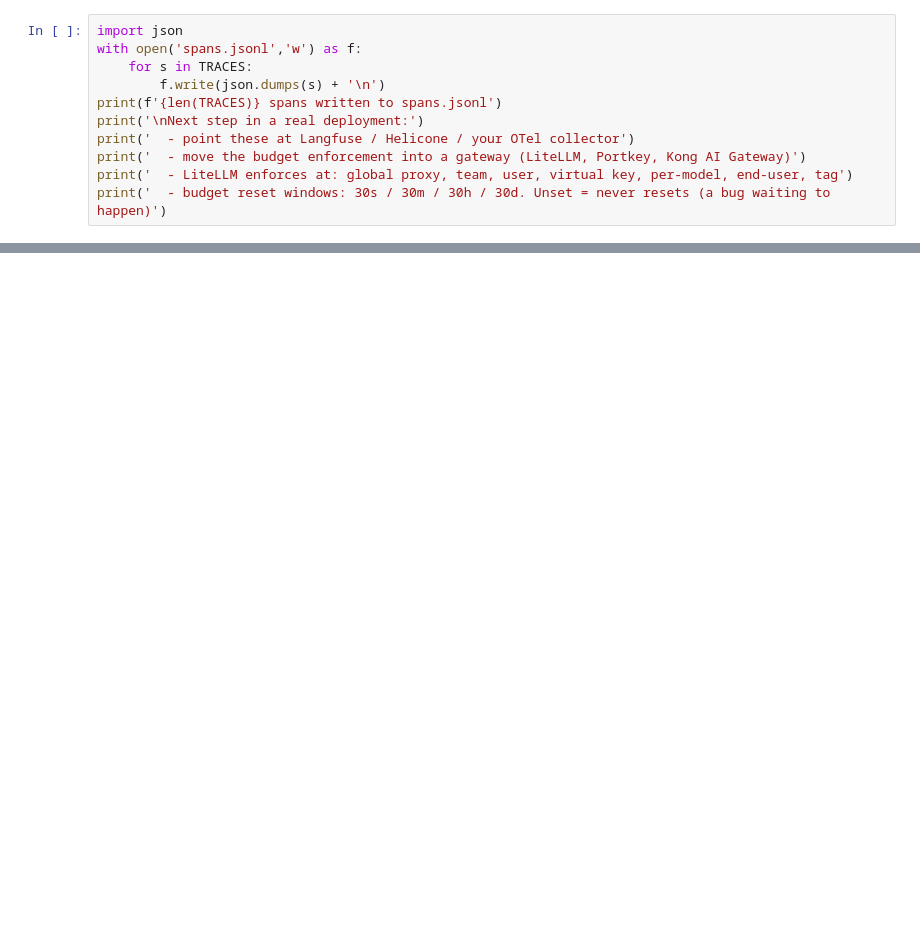
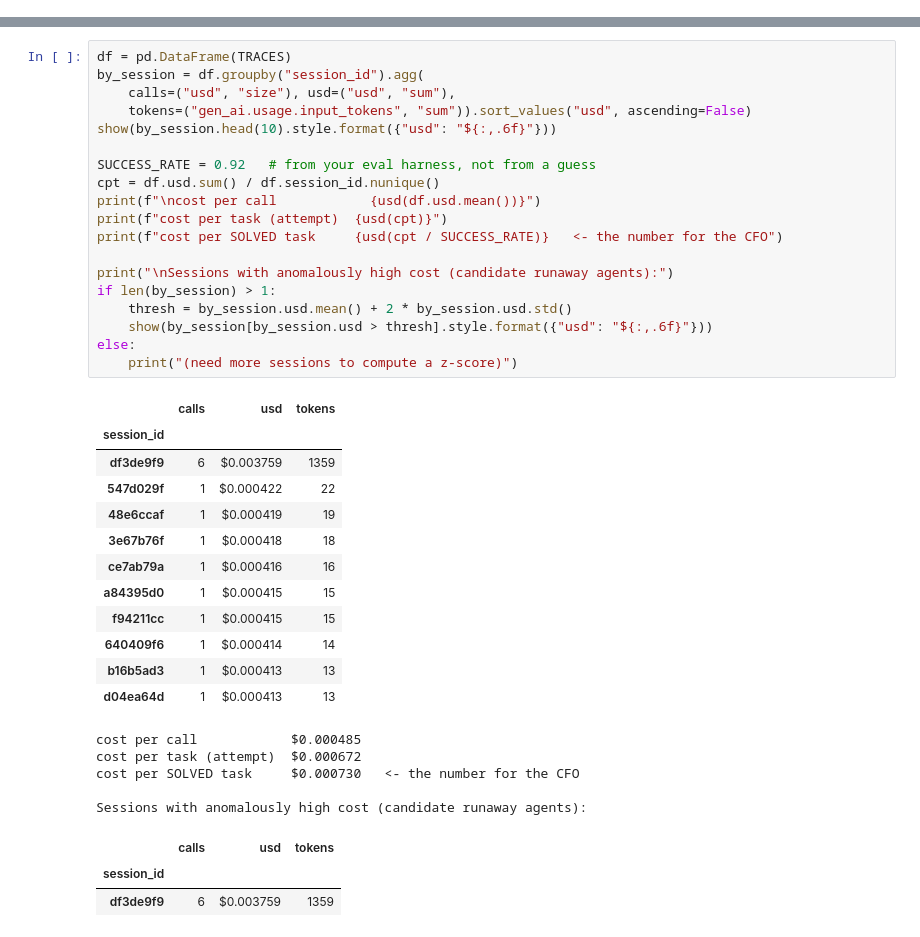
Before and after one commit to tatwan/ai_cost_management_course, a Jupyter notebook: notebooks/07_finops_telemetry.ipynb, the cells around one changed output, grey strips where cells are left out. Saved outputs shown, nothing was run; the diff lists cells and outputs as text; blank space fills up the shorter version.

```diff
--- a/notebooks/07_finops_telemetry.ipynb
+++ b/notebooks/07_finops_telemetry.ipynb
@@ -303,11 +0,0 @@ display(by_session[by_session.usd > thresh].style.format({'usd':'${:,.6f}'}))
-# %%
-import json
-with open('spans.jsonl','w') as f:
-    for s in TRACES:
-        f.write(json.dumps(s) + '\n')
-print(f'{len(TRACES)} spans written to spans.jsonl')
-print('\nNext step in a real deployment:')
-print('  - point these at Langfuse / Helicone / your OTel collector')
-print('  - move the budget enforcement into a gateway (LiteLLM, Portkey, Kong AI Gateway)')
-print('  - LiteLLM enforces at: global proxy, team, user, virtual key, per-model, end-user, tag')
-print('  - budget reset windows: 30s / 30m / 30h / 30d. Unset = never resets (a bug waiting to happen)')
@@ -313,0 +382,40 @@ print('  - budget reset windows: 30s / 30m / 30h / 30d. Unset = never resets (a
+# %%
+df = pd.DataFrame(TRACES)
+by_session = df.groupby("session_id").agg(
+    calls=("usd", "size"), usd=("usd", "sum"),
+    tokens=("gen_ai.usage.input_tokens", "sum")).sort_values("usd", ascending=False)
+show(by_session.head(10).style.format({"usd": "${:,.6f}"}))
+
+SUCCESS_RATE = 0.92   # from your eval harness, not from a guess
+cpt = df.usd.sum() / df.session_id.nunique()
+print(f"\ncost per call            {usd(df.usd.mean())}")
+print(f"cost per task (attempt)  {usd(cpt)}")
+print(f"cost per SOLVED task     {usd(cpt / SUCCESS_RATE)}   <- the number for the CFO")
+
+print("\nSessions with anomalously high cost (candidate runaway agents):")
+if len(by_session) > 1:
+    thresh = by_session.usd.mean() + 2 * by_session.usd.std()
+    show(by_session[by_session.usd > thresh].style.format({"usd": "${:,.6f}"}))
+else:
+    print("(need more sessions to compute a z-score)")
+# %% [output]
+|  | calls | usd | tokens |
+| session_id |  |  |  |
+| df3de9f9 | 6 | $0.003759 | 1359 |
+| 547d029f | 1 | $0.000422 | 22 |
+| 48e6ccaf | 1 | $0.000419 | 19 |
+| 3e67b76f | 1 | $0.000418 | 18 |
+| ce7ab79a | 1 | $0.000416 | 16 |
+| a84395d0 | 1 | $0.000415 | 15 |
+| f94211cc | 1 | $0.000415 | 15 |
+| 640409f6 | 1 | $0.000414 | 14 |
+| b16b5ad3 | 1 | $0.000413 | 13 |
+| d04ea64d | 1 | $0.000413 | 13 |
+cost per call            $0.000485
+cost per task (attempt)  $0.000672
+cost per SOLVED task     $0.000730   <- the number for the CFO
+
+Sessions with anomalously high cost (candidate runaway agents):
+|  | calls | usd | tokens |
+| session_id |  |  |  |
+| df3de9f9 | 6 | $0.003759 | 1359 |
```
Also changed, not shown: parts of 42 cells of this notebook, 9 other files.
